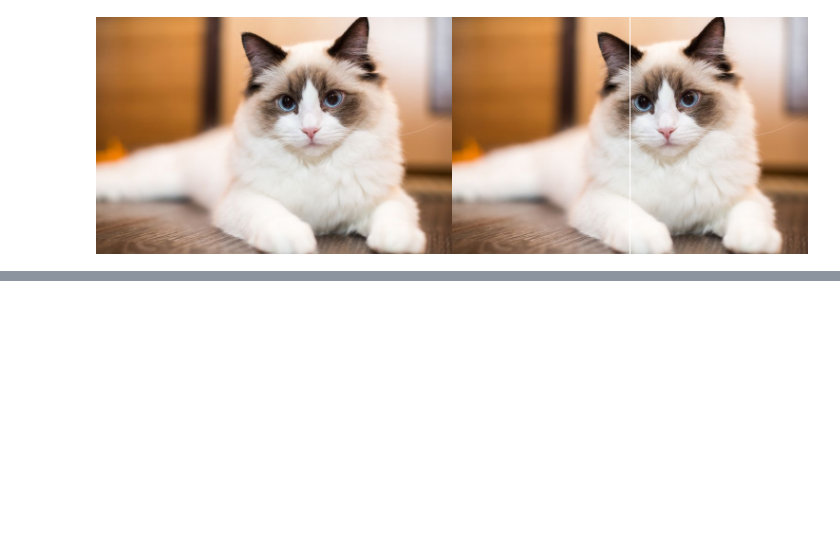
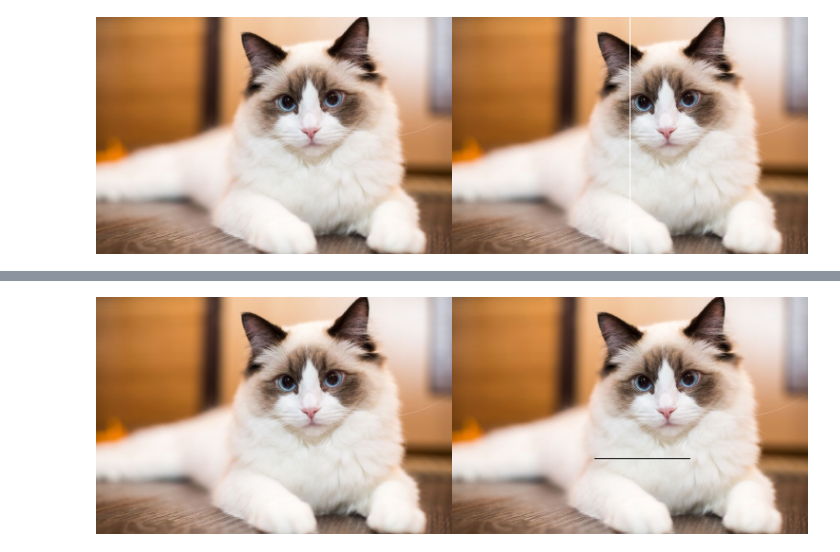
Before and after one commit to NadilaAmaliaaa/PCVK_GANJIL_2024, a Jupyter notebook: Week1.ipynb, the cells around one changed output, grey strips where cells are left out. Saved outputs shown, nothing was run; the diff lists cells and outputs as text; code cells hidden in the pictures; blank space fills up the shorter version.

```diff
--- a/Week1.ipynb
+++ b/Week1.ipynb
@@ -101,3 +107,16 @@ cv2_imshow(final_frame)
+# %%
+image_2 = cv.cvtColor(image, cv.COLOR_BGR2RGB)
+image_3 = cv.cvtColor(image, cv.COLOR_BGR2RGB)
+
+start = (150,170)
+end = (250,170)
+
+cv.line(image_3, start, end, 1)
+
+final_frame = cv.hconcat((image_2, image_3))
+cv2_imshow(final_frame)
+# %% [output]
+[figure, added]
 # %%
 image_2 = cv.cvtColor(image, cv.COLOR_BGR2RGB)
 image_3 = cv.cvtColor(image, cv.COLOR_BGR2RGB)
```
Also changed, not shown: parts of 10 cells of this notebook.
